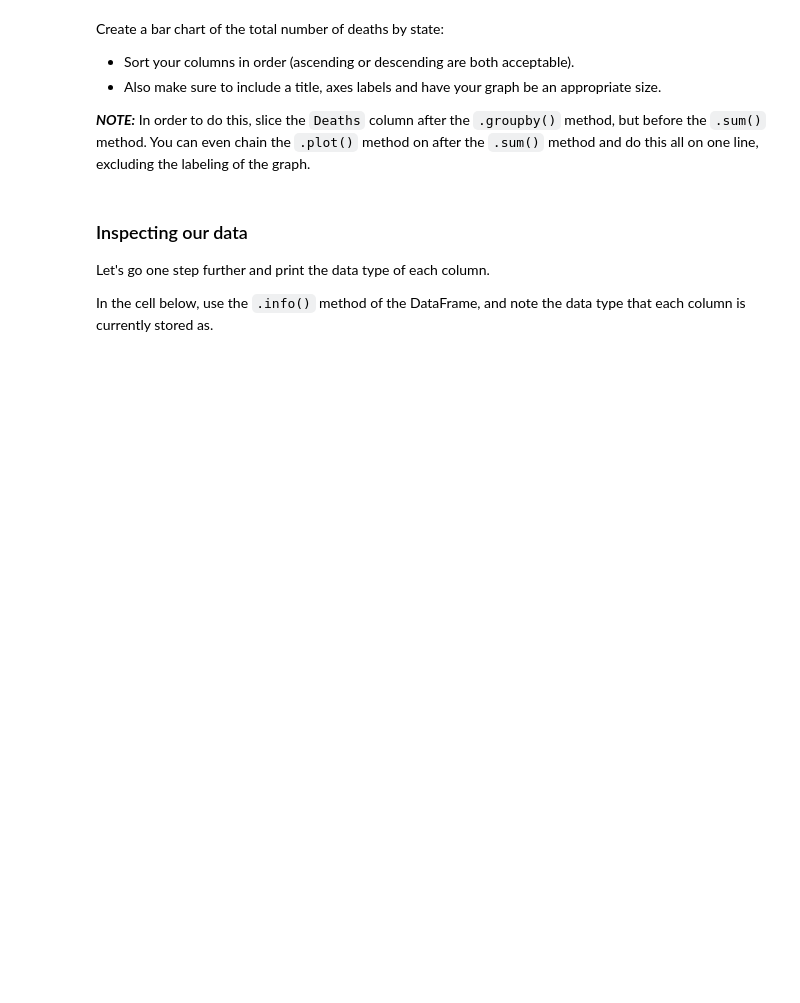
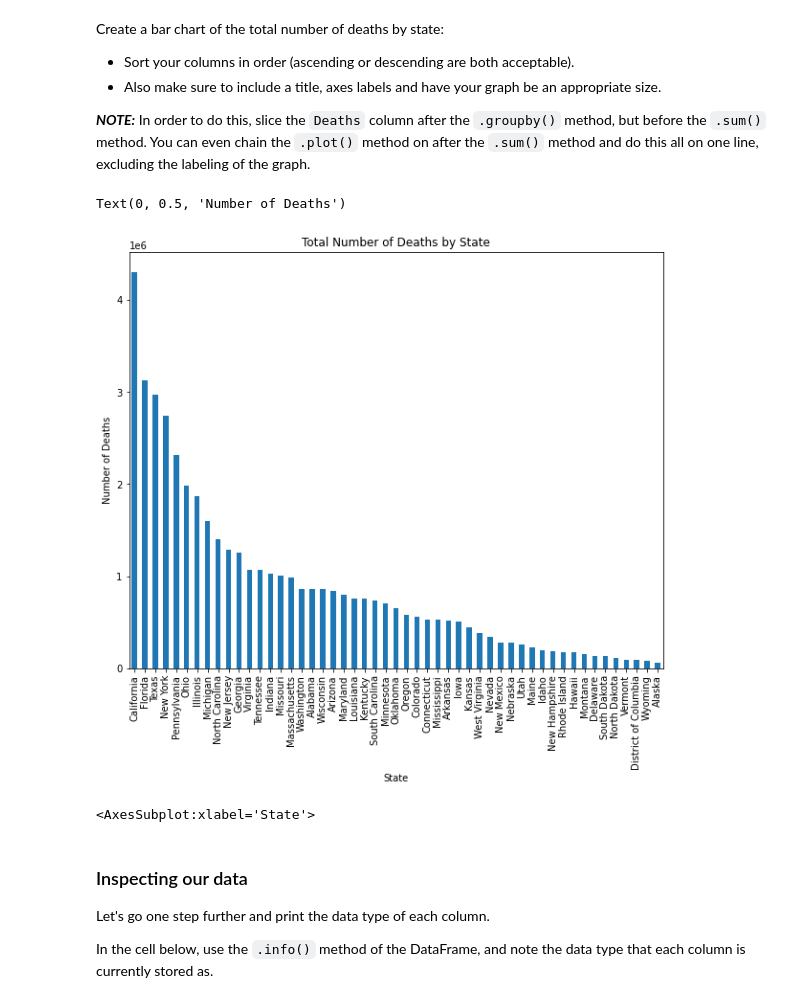
Before and after one commit to nsalsass/dsc-pivot-tables-pandas-lab, a Jupyter notebook: index.ipynb, the cells around one changed output. Drawn from its saved outputs; the diff is of its cells as text; code cells hidden in the pictures; blank space fills up the shorter version.

```diff
--- a/index.ipynb
+++ b/index.ipynb
@@ -94,3 +120,17 @@ Create a bar chart of the total number of deaths by state:
+# %%
+# Your code here
+grouped_df = df.groupby('State')['Deaths'].sum().sort_values(ascending = False).plot(kind = 'bar', figsize=(10,8))
+
+plt.title('Total Number of Deaths by State')
+plt.xlabel('State')
+plt.ylabel('Number of Deaths')
+# %% [output]
+Text(0, 0.5, 'Number of Deaths')
+[figure, added]
+# %%
+grouped_df
+# %% [output]
+<AxesSubplot:xlabel='State'>
 # %% [markdown]
 ### Inspecting our data
 
```
Also changed, not shown: parts of 31 cells of this notebook.
